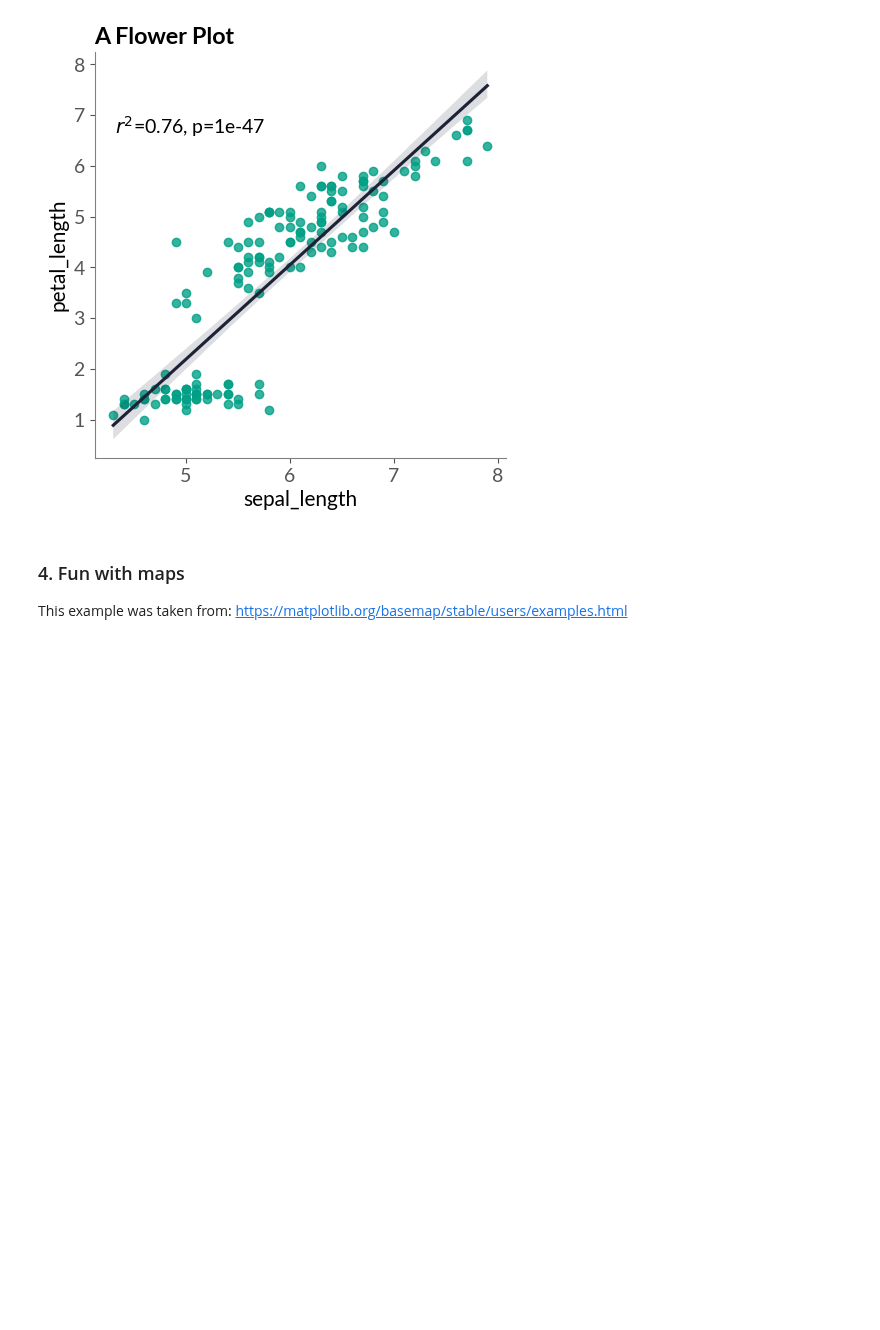
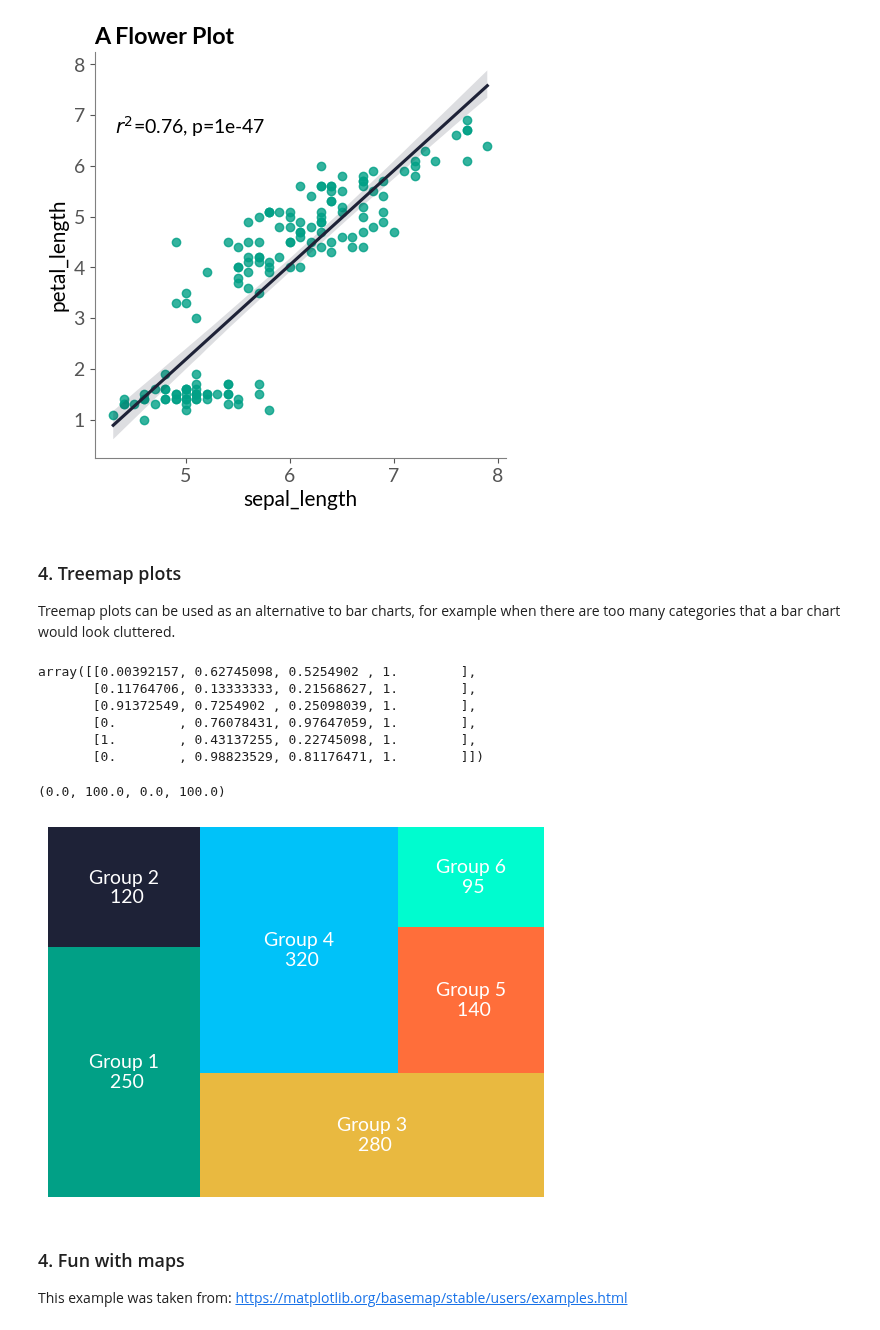
Before and after one commit to lizard-bio/nature-grade-visualization-playground, a Jupyter notebook: BioLizardStylePython/docs/_build/jupyter_execute/example.ipynb, the cells around one changed output. Drawn from its saved outputs; the diff is of its cells as text; code cells hidden in the pictures; blank space fills up the shorter version.

Commit message:
treemap in python docs

```diff
--- a/BioLizardStylePython/docs/_build/jupyter_execute/example.ipynb
+++ b/BioLizardStylePython/docs/_build/jupyter_execute/example.ipynb
@@ -188,6 +189,41 @@ plt.title('A Flower Plot')
 plt.show()
 # %% [output]
 [figure]
+# %% [markdown]
+### 4. Treemap plots
+
+Treemap plots can be used as an alternative to bar charts, for example when there are too many categories that a bar chart would look cluttered.
+# %%
+biolizard_qualitative_pal()(range(len(labels)))
+# %% [output]
+array([[0.00392157, 0.62745098, 0.5254902 , 1.        ],
+       [0.11764706, 0.13333333, 0.21568627, 1.        ],
+       [0.91372549, 0.7254902 , 0.25098039, 1.        ],
+       [0.        , 0.76078431, 0.97647059, 1.        ],
+       [1.        , 0.43137255, 0.22745098, 1.        ],
+       [0.        , 0.98823529, 0.81176471, 1.        ]])
+# %%
+import squarify
+import random
+
+
+# Sample data
+values = [250, 120, 280, 320, 140, 95]
+labels = ['Group 1\n 250', 'Group 2\n 120', 'Group 3\n 280',
+          'Group 4\n 320', 'Group 5\n 140', 'Group 6\n 95']
+colors = biolizard_qualitative_pal()(range(len(labels)))
+
+# Treemap
+squarify.plot(sizes = values, label = labels, color = colors,
+              text_kwargs={'color':'white'})
+
+# Remove the axis:
+plt.axis("off")
+
+# plt.show()
+# %% [output]
+(0.0, 100.0, 0.0, 100.0)
+[figure, added]
 # %% [markdown]
 ### 4. Fun with maps
 
```
Also changed, not shown: parts of 2 cells of this notebook, 11 other files.
